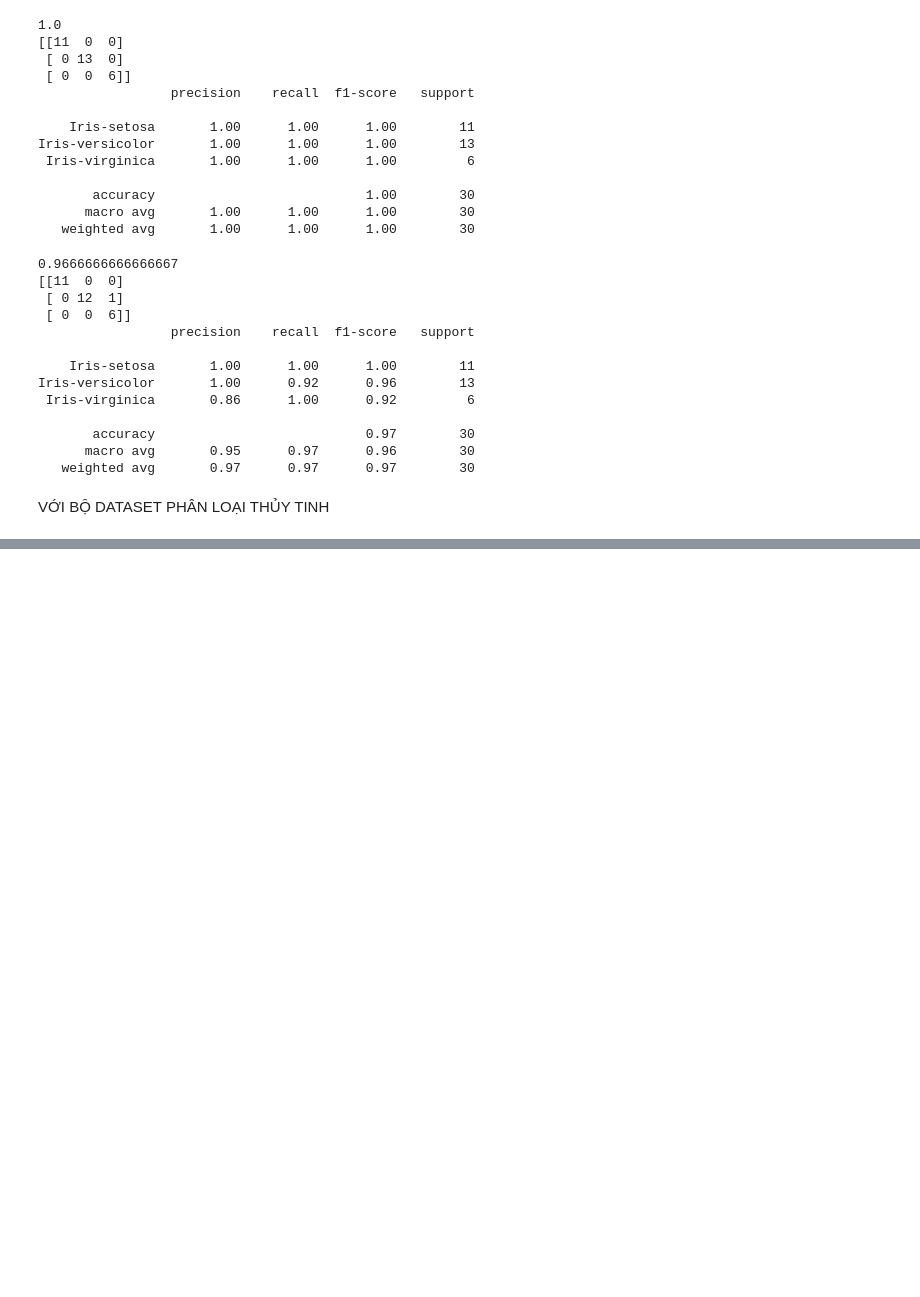
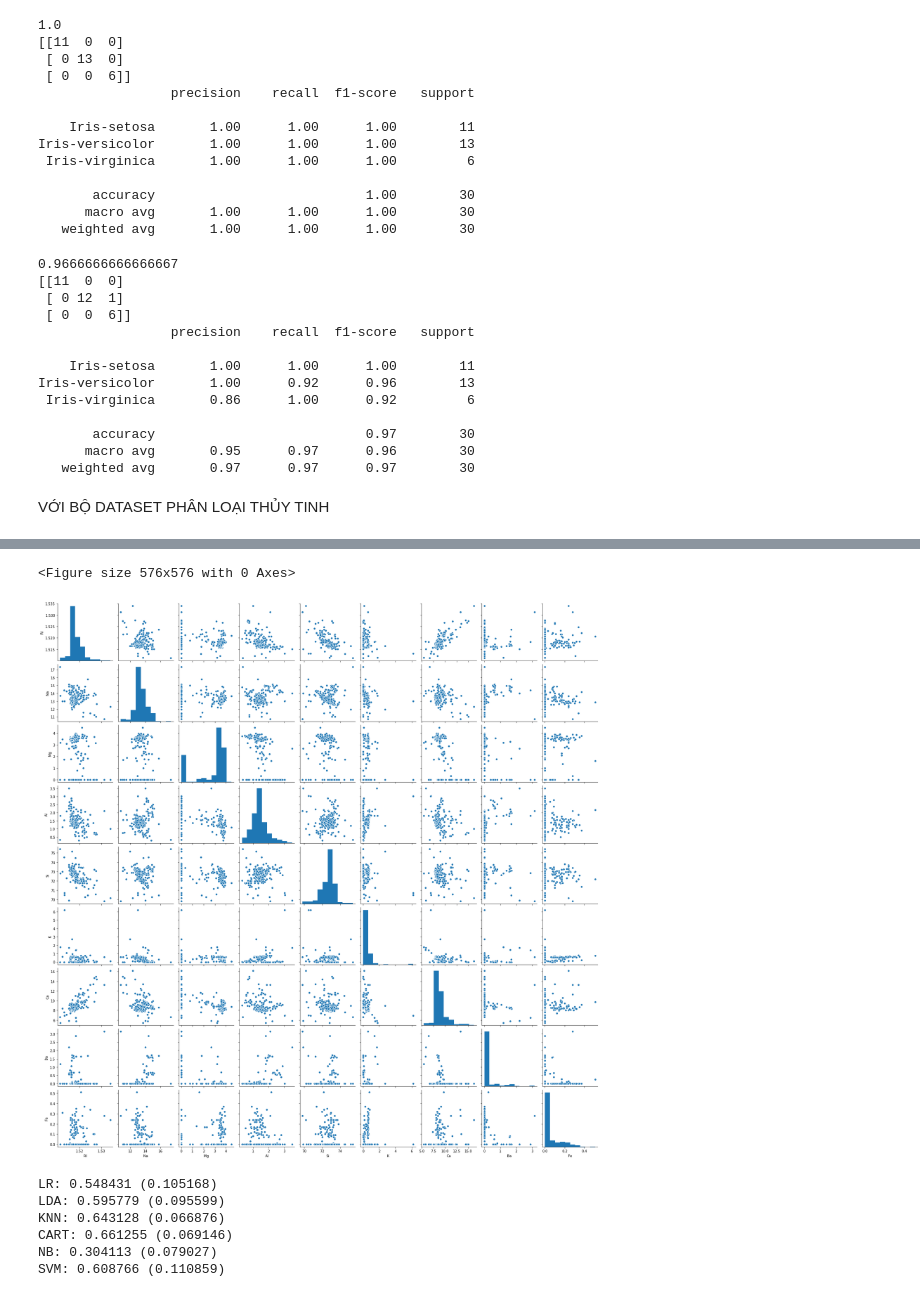
Before and after one commit to xuanthang482/CS114.K21, a Jupyter notebook: Untitled14.ipynb, the cells around one changed output, grey strips where cells are left out. Cells and saved outputs as stored; diff of their text form; code cells hidden in the pictures; blank space fills up the shorter version.

```diff
--- a/Untitled14.ipynb
+++ b/Untitled14.ipynb
@@ -265,0 +300,9 @@ freq       11  ...                                                  1
+# %%
+
+# scatter plot matrix
+plt.figure(figsize=(8,8))
+sns.pairplot(dataset[features],palette='coolwarm')
+plt.show()
+# %% [output]
+<Figure size 576x576 with 0 Axes>
+[figure, added]
@@ -265,0 +315,25 @@ freq       11  ...                                                  1
+# %%
+# Spot Check Algorithms
+models = []
+models.append(('LR', LogisticRegression(solver='liblinear', multi_class='ovr')))
+models.append(('LDA', LinearDiscriminantAnalysis()))
+models.append(('KNN', KNeighborsClassifier()))
+models.append(('CART', DecisionTreeClassifier()))
+models.append(('NB', GaussianNB()))
+models.append(('SVM', SVC(gamma='auto')))
+# evaluate each model in turn
+results = []
+names = []
+for name, model in models:
+	kfold = StratifiedKFold(n_splits=8, random_state=1, shuffle=True)
+	cv_results = cross_val_score(model, X_train, Y_train, cv=kfold, scoring='accuracy')
+	results.append(cv_results)
+	names.append(name)
+	print('%s: %f (%f)' % (name, cv_results.mean(), cv_results.std()))
+# %% [output]
+LR: 0.548431 (0.105168)
+LDA: 0.595779 (0.095599)
+KNN: 0.643128 (0.066876)
+CART: 0.661255 (0.069146)
+NB: 0.304113 (0.079027)
+SVM: 0.608766 (0.110859)
```
Also changed, not shown: parts of 24 cells of this notebook.
